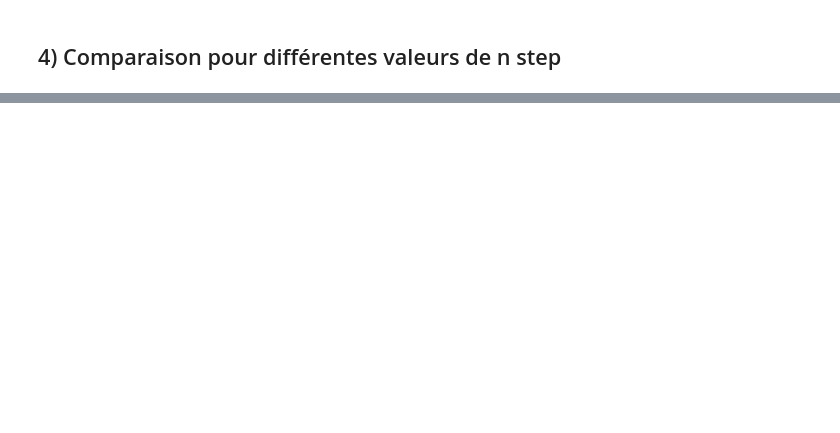
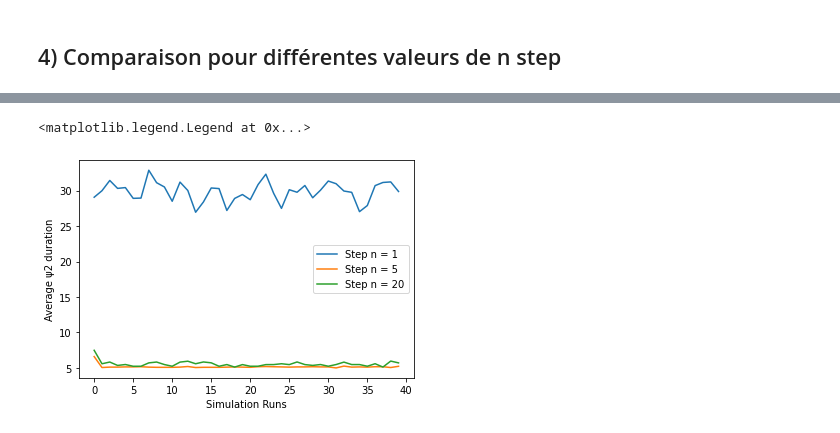
Before and after one commit to YannBgit/OptimisationQLearningCirculationIntersection, a Jupyter notebook: TraficSignalControl.ipynb, the cells around one changed output, grey strips where cells are left out. Drawn from its saved outputs; the diff is of its cells as text; code cells hidden in the pictures; blank space fills up the shorter version.

```diff
--- a/TraficSignalControl.ipynb
+++ b/TraficSignalControl.ipynb
@@ -378,0 +421,14 @@ plt.legend()
+# %%
+#variables
+nbiter = 40
+d_min = 5
+d_max = 45
+
+alpha = 0.01
+gamma = 0.5
+epsilon = 0.05
+tau = 0.50
+# %%
+simul1,phase2_s1= simulation(nbiter,1,d_min,d_max, alpha,gamma,epsilon, tau)
+simul5,phase2_s5= simulation(nbiter,5,d_min,d_max, alpha,gamma,epsilon, tau)
+simul20,phase2_s20= simulation(nbiter,20,d_min,d_max, alpha,gamma,epsilon, tau)
@@ -378,0 +453,10 @@ plt.legend()
+# %%
+plt.plot(phase2_s1,  label = 'Step n = 1')
+plt.plot(phase2_s5,  label = 'Step n = 5')
+plt.plot(phase2_s20,  label = 'Step n = 20')
+plt.xlabel('Simulation Runs')
+plt.ylabel('Average ψ2 duration')
+plt.legend()
+# %% [output]
+<matplotlib.legend.Legend at 0x...>
+[figure, added]
```
Also changed, not shown: parts of 7 cells of this notebook.
